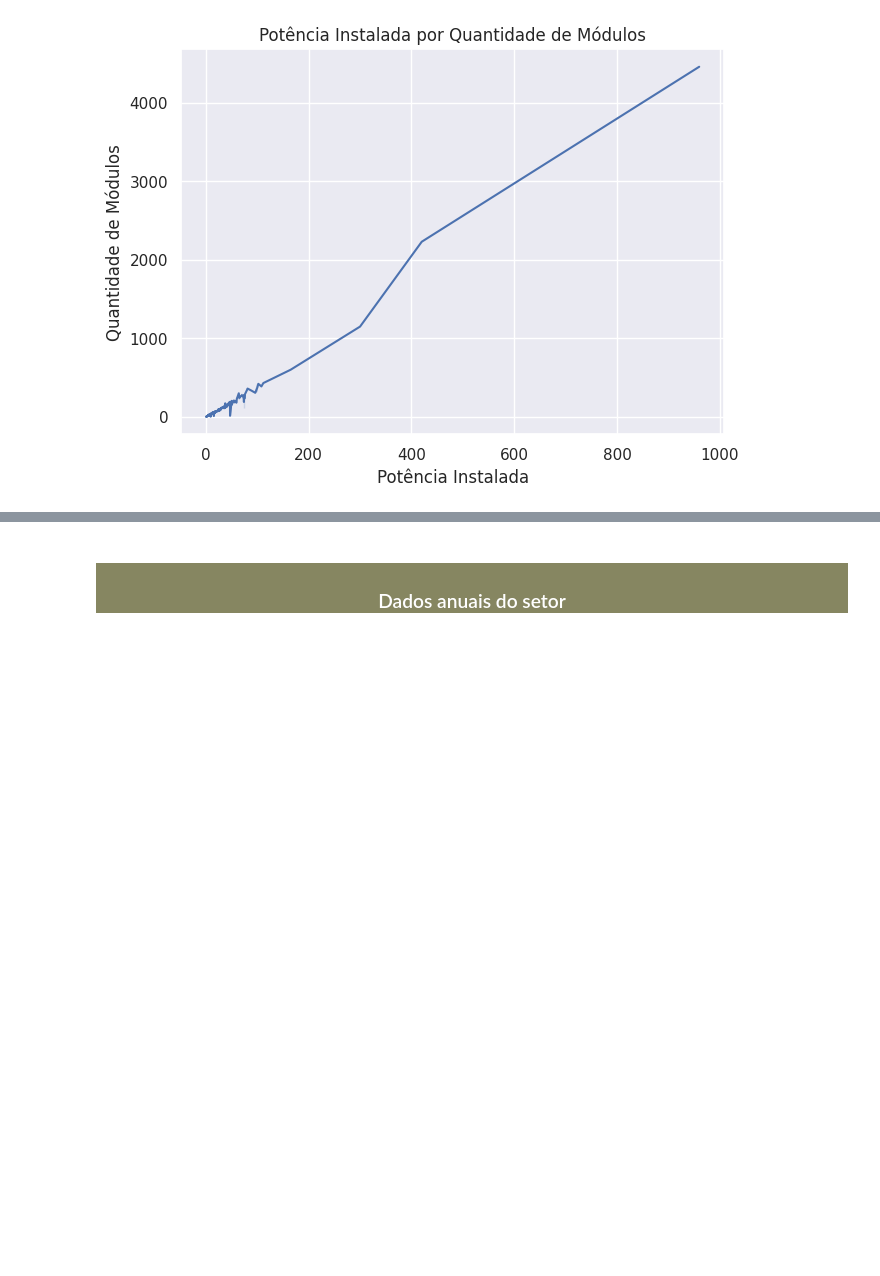
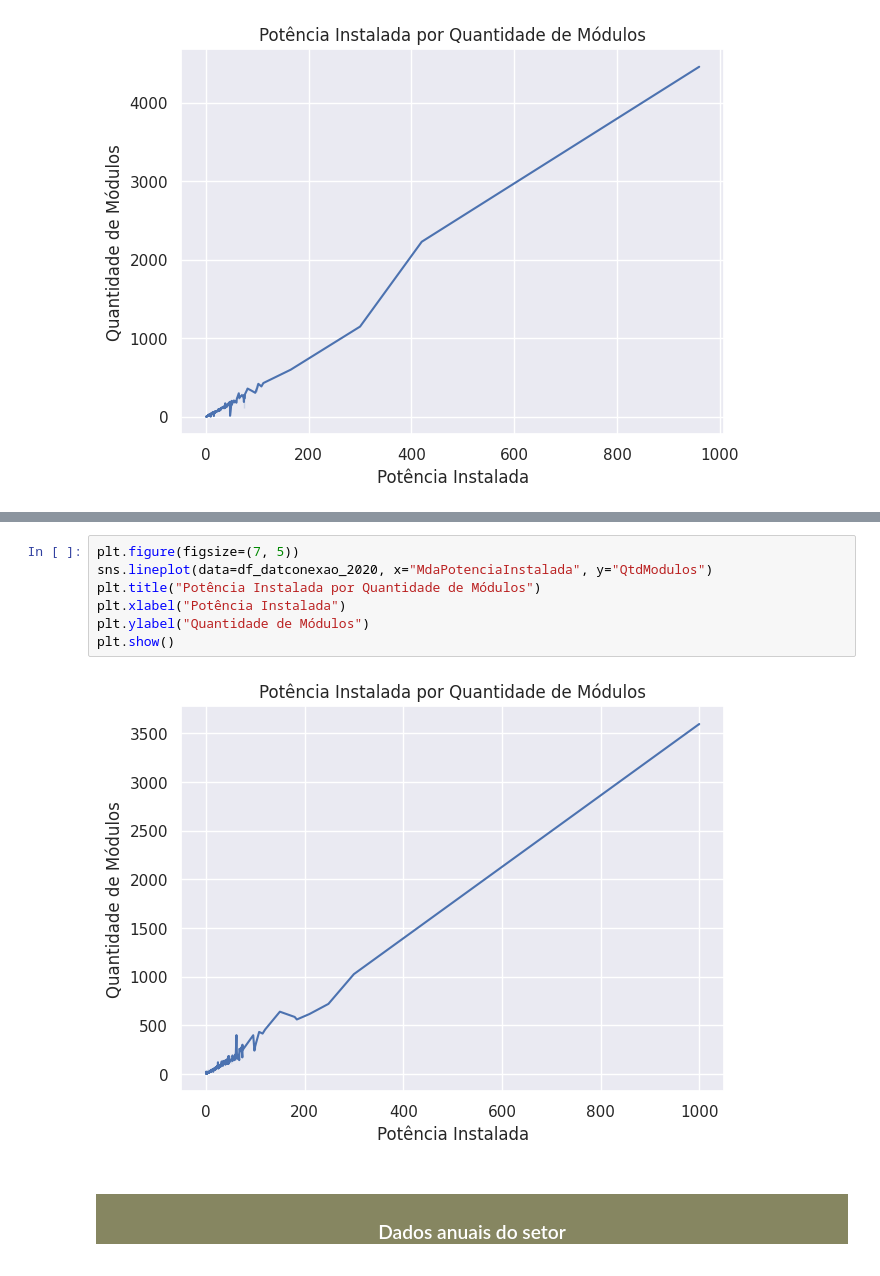
Before and after one commit to Oseiasdfarias/projeto_portifolio_data_science, a Jupyter notebook: geracao_distribuida_fotovoltaica.ipynb, the cells around one changed output, grey strips where cells are left out. Cells and saved outputs as stored; diff of their text form; blank space fills up the shorter version.

```diff
--- a/geracao_distribuida_fotovoltaica.ipynb
+++ b/geracao_distribuida_fotovoltaica.ipynb
@@ -219,3 +245,12 @@ plt.show()
+# %%
+plt.figure(figsize=(7, 5))
+sns.lineplot(data=df_datconexao_2020, x="MdaPotenciaInstalada", y="QtdModulos")
+plt.title("Potência Instalada por Quantidade de Módulos")
+plt.xlabel("Potência Instalada")
+plt.ylabel("Quantidade de Módulos")
+plt.show()
+# %% [output]
+[figure, added]
 # %% [markdown]
 <center> <h3 style="background-color:#868661; color:white" > <br>Dados anuais do setor <br></h3></center>
 # %%
```
Also changed, not shown: parts of 13 cells of this notebook.
